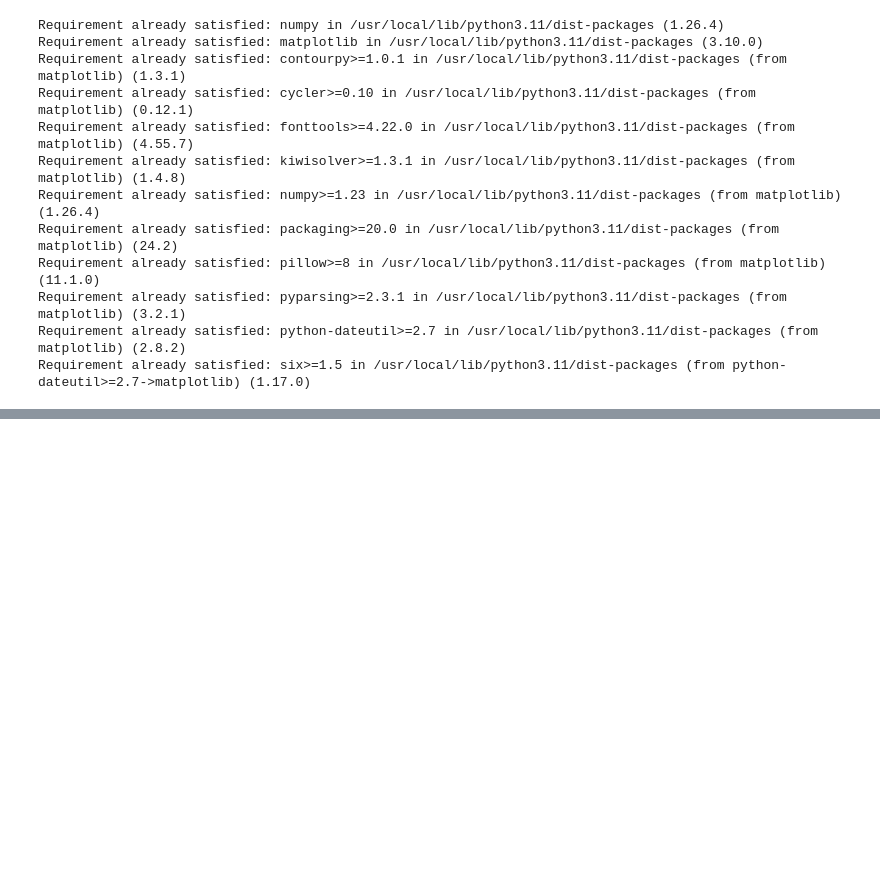
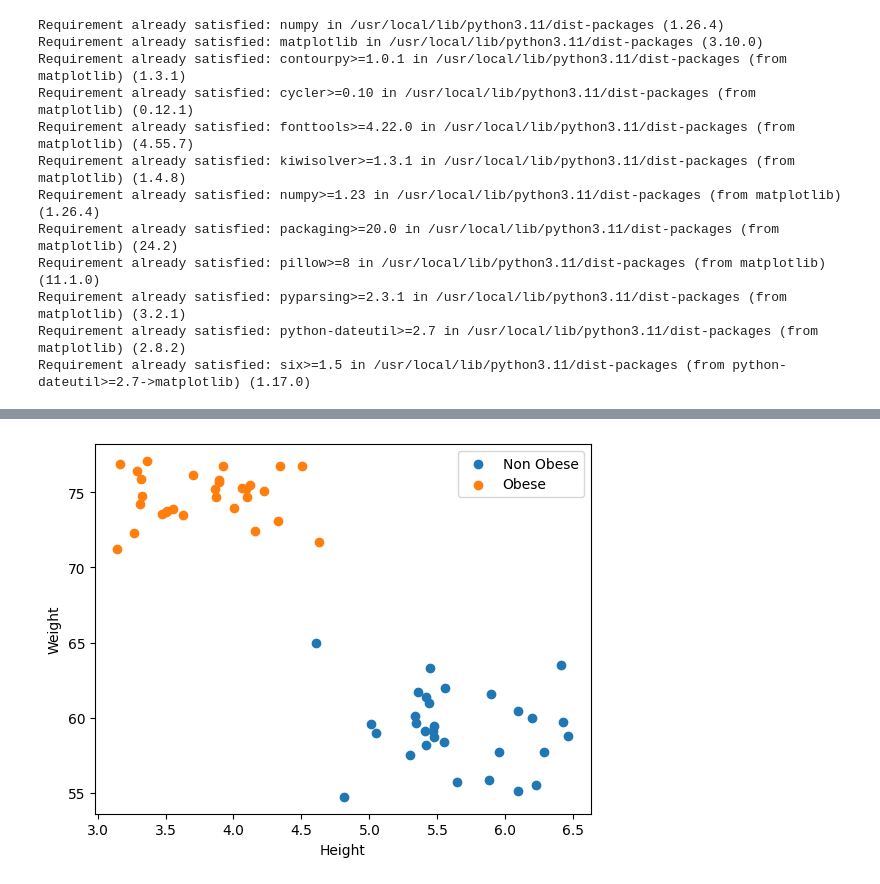
Before and after one commit to pavanarya/AI-ML, a Jupyter notebook: ML/Linear_Regression/1.Basic.ipynb, the cells around one changed output, grey strips where cells are left out. Saved outputs shown, nothing was run; the diff lists cells and outputs as text; code cells hidden in the pictures; blank space fills up the shorter version.

```diff
--- a/ML/Linear_Regression/1.Basic.ipynb
+++ b/ML/Linear_Regression/1.Basic.ipynb
@@ -24,0 +25,13 @@ Processing Input Data, In this case we will simply generate input data using num
+# %%
+non_obese_height = np.random.normal(loc=5.5,size=30,scale=0.5)
+print(non_obese_height)
+
+non_obese_weight = np.random.normal(loc=60,size=30,scale=2.5)
+print(non_obese_weight)
+
+
+obese_height = np.random.normal(loc=4,size=30,scale=0.5)
+print(obese_height)
+
+obese_weight = np.random.normal(loc=75,size=30,scale=2)
+print(obese_weight)
@@ -24,0 +59,9 @@ Processing Input Data, In this case we will simply generate input data using num
+# %%
+plt.scatter(non_obese_height,non_obese_weight)
+plt.scatter(obese_height,obese_weight)
+plt.xlabel("Height")
+plt.ylabel("Weight")
+plt.legend(["Non Obese","Obese"])
+plt.show()
+# %% [output]
+[figure, added]
```
Also changed, not shown: parts of 9 cells of this notebook.
